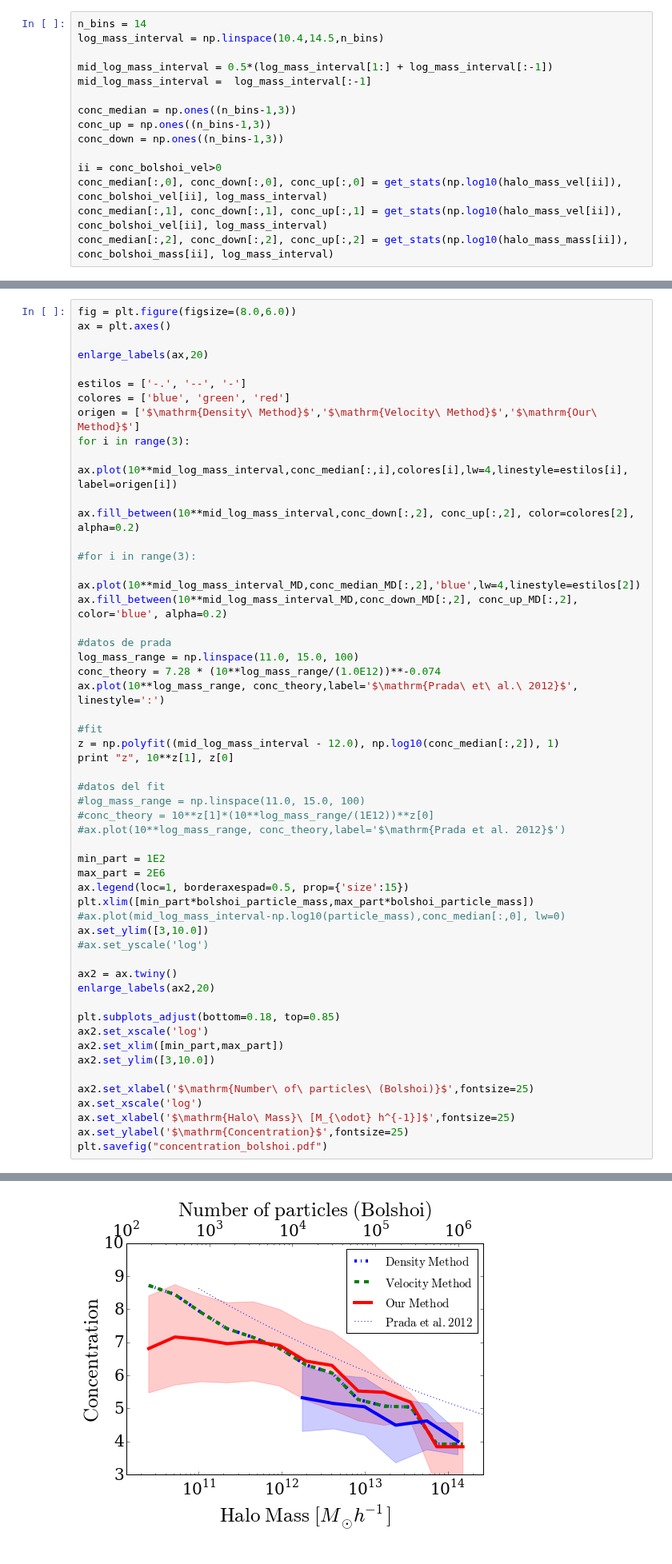
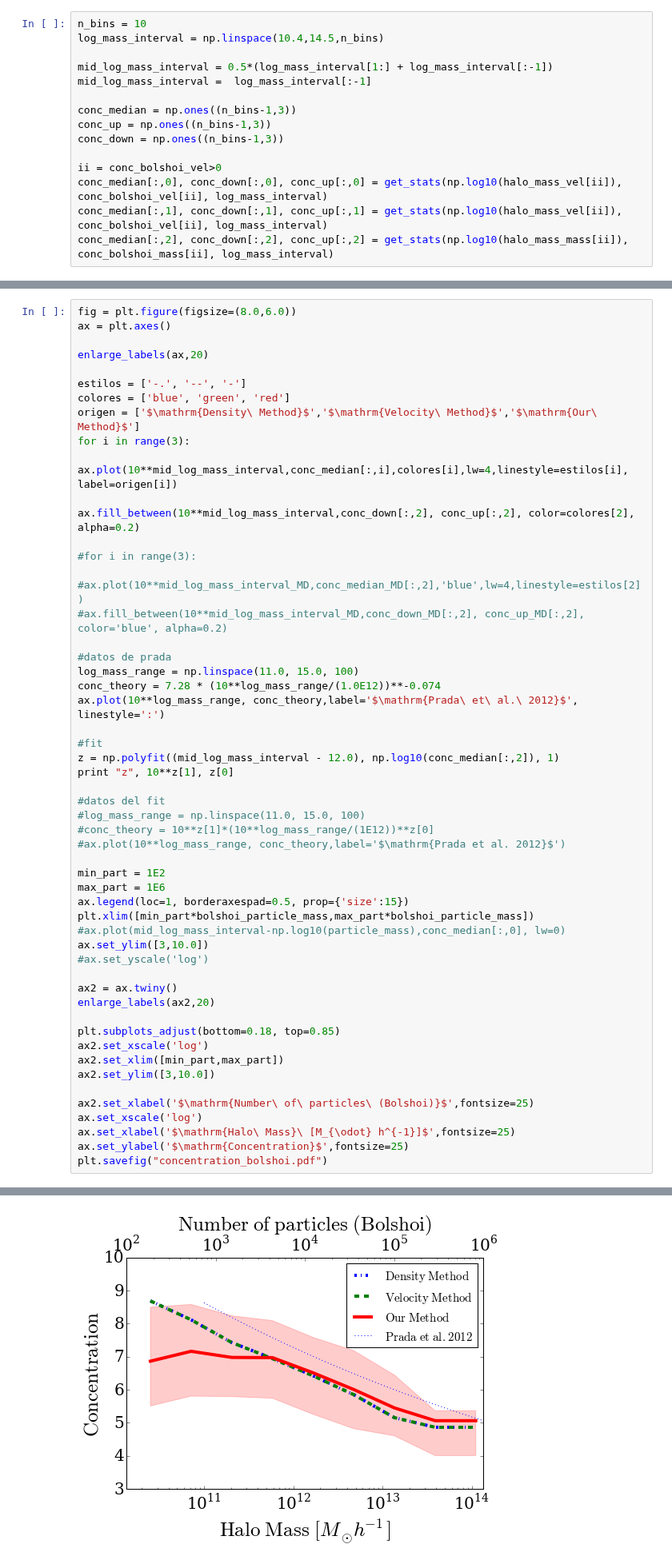
Before and after one commit to astroandes/MACH, a Jupyter notebook: plots/ComparisonPlots.ipynb, the cells around one changed output, grey strips where cells are left out. Shown at 80% size. Saved outputs shown, nothing was run; the diff lists cells and outputs as text.

```diff
--- a/plots/ComparisonPlots.ipynb
+++ b/plots/ComparisonPlots.ipynb
@@ -404,7 +404,7 @@ bolshoi_npart = data_mass_bolshoi[:,4]
 halo_mass_mass = data_mass_bolshoi[:,4] * bolshoi_particle_mass
 halo_mass_vel = data_vel_bolshoi[:,2] * bolshoi_particle_mass
 # %%
-n_bins = 14
+n_bins = 10
 log_mass_interval = np.linspace(10.4,14.5,n_bins)
 
 mid_log_mass_interval = 0.5*(log_mass_interval[1:] + log_mass_interval[:-1])
@@ -459,8 +459,8 @@ ax.fill_between(10**mid_log_mass_interval,conc_down[:,2], conc_up[:,2], color=co
 
 #for i in range(3):
 
-ax.plot(10**mid_log_mass_interval_MD,conc_median_MD[:,2],'blue',lw=4,linestyle=estilos[2])
-ax.fill_between(10**mid_log_mass_interval_MD,conc_down_MD[:,2], conc_up_MD[:,2], color='blue', alpha=0.2)
+#ax.plot(10**mid_log_mass_interval_MD,conc_median_MD[:,2],'blue',lw=4,linestyle=estilos[2])
+#ax.fill_between(10**mid_log_mass_interval_MD,conc_down_MD[:,2], conc_up_MD[:,2], color='blue', alpha=0.2)
 
 #datos de prada
 log_mass_range = np.linspace(11.0, 15.0, 100)
@@ -477,7 +477,7 @@ print "z", 10**z[1], z[0]
 #ax.plot(10**log_mass_range, conc_theory,label='$\mathrm{Prada et al. 2012}$')
 
 min_part = 1E2
-max_part = 2E6
+max_part = 1E6
 ax.legend(loc=1, borderaxespad=0.5, prop={'size':15})
 plt.xlim([min_part*bolshoi_particle_mass,max_part*bolshoi_particle_mass])
 #ax.plot(mid_log_mass_interval-np.log10(particle_mass),conc_median[:,0], lw=0)
@@ -502,4 +502,4 @@ z 6.20080602406 -0.0687220177046
-[figure, old version]
+[figure, new version]
 # %%
 fig = plt.figure(figsize=(6.5,6.0))
 ax = plt.axes()
```
Also changed, not shown: parts of 3 cells of this notebook.
